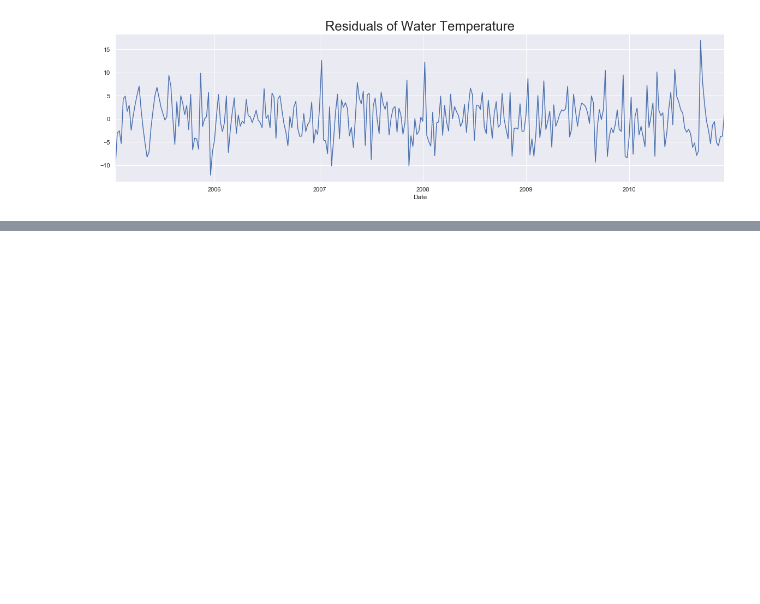
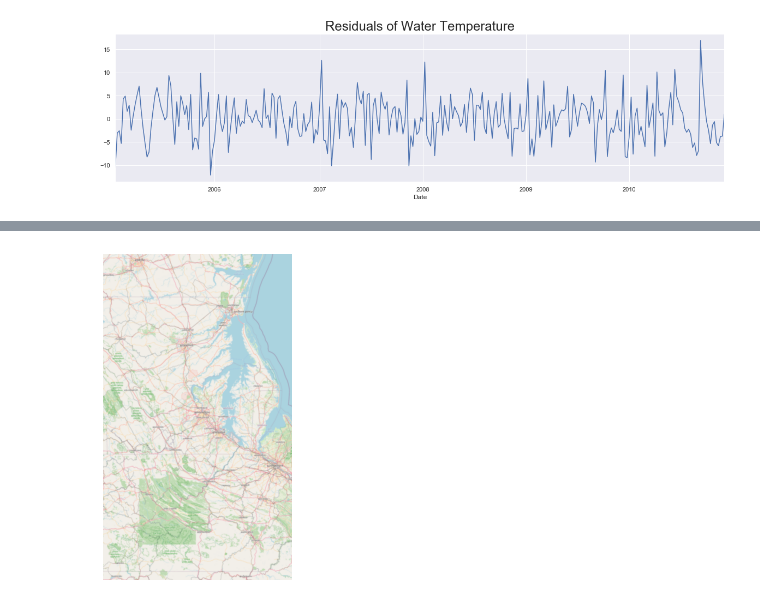
Before and after one commit to jenli810006995/2020-Chesapeake-Bay-Hackathon-Case-Study, a Jupyter notebook: Preliminary/Bay Project - WTEMP.ipynb, the cells around one changed output, grey strips where cells are left out. Saved outputs shown, nothing was run; the diff lists cells and outputs as text; code cells hidden in the pictures; blank space fills up the shorter version.

```diff
--- a/Preliminary/Bay Project - WTEMP.ipynb
+++ b/Preliminary/Bay Project - WTEMP.ipynb
@@ -613,0 +875,4 @@ plt.show()
+# %%
+ax = gplt.webmap(gdf, projection=gcrs.WebMercator())
+# %% [output]
+[figure, added]
```
Also changed, not shown: parts of 29 cells of this notebook.
